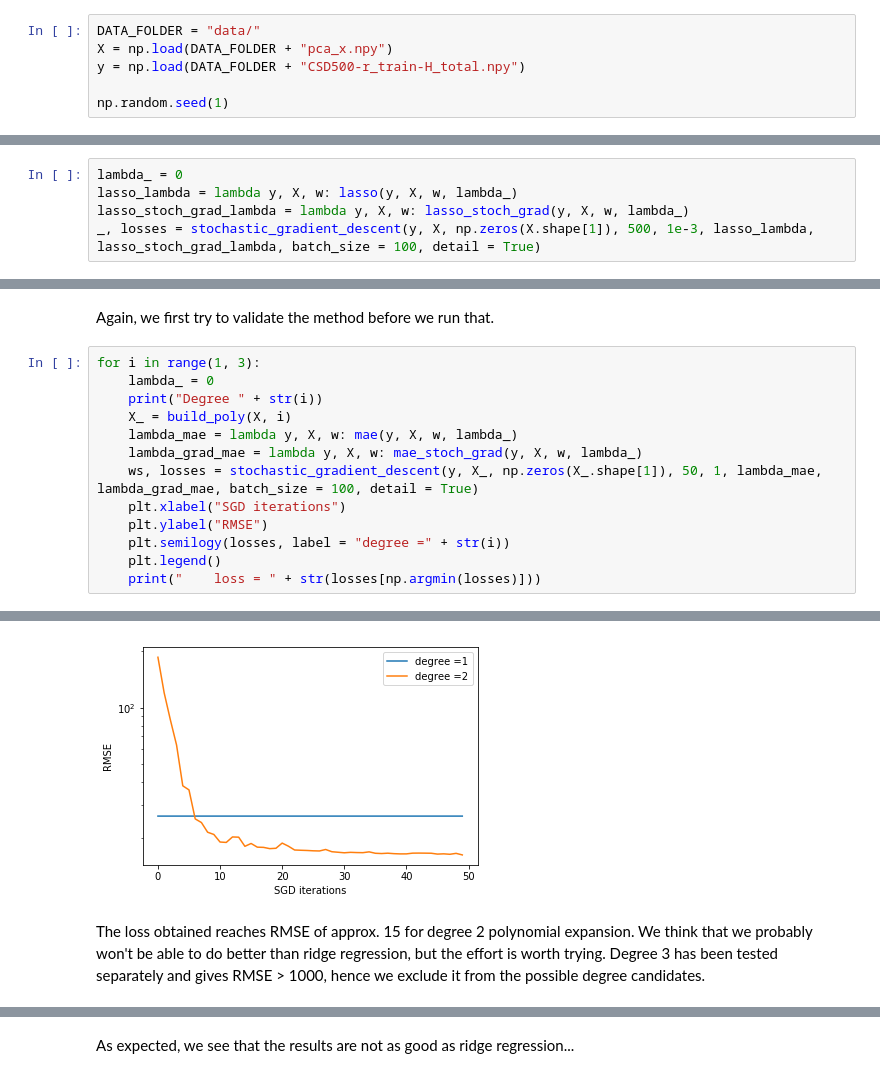
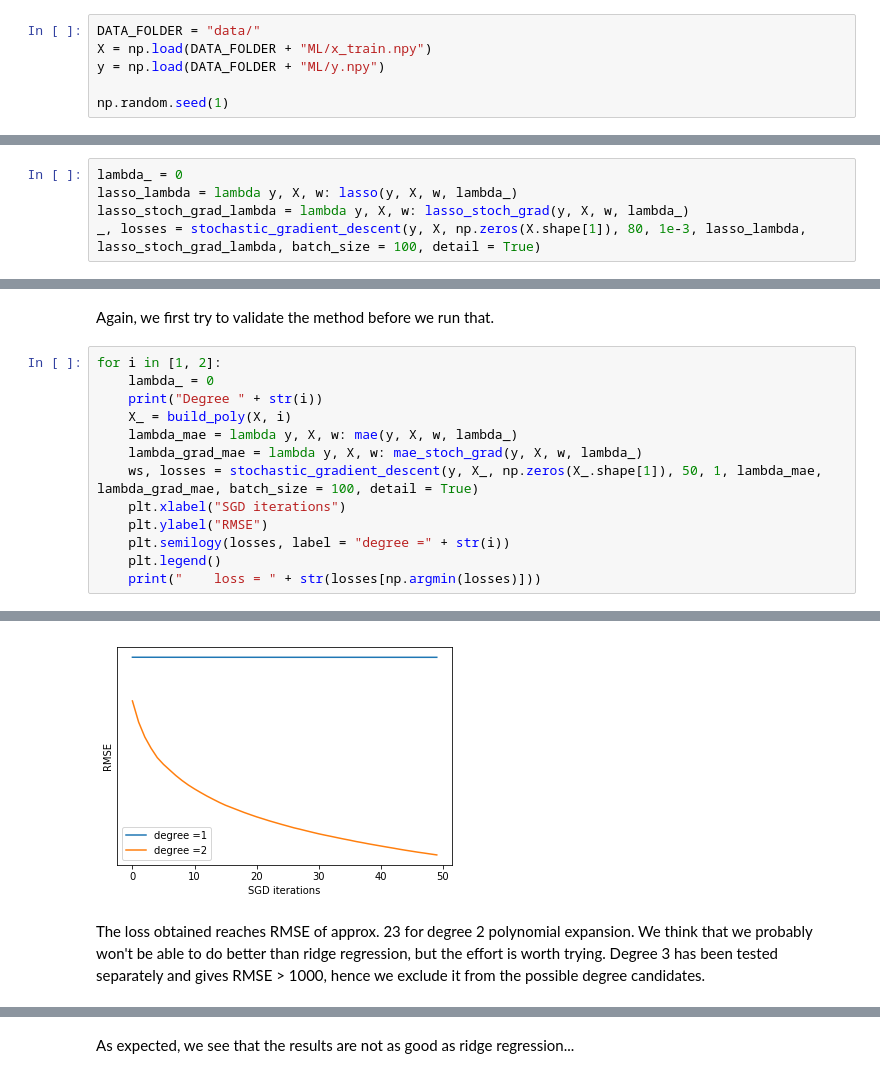
Before and after one commit to EtienneBonvin/cosmo_project, a Jupyter notebook: ML.ipynb, the cells around one changed output, grey strips where cells are left out. Drawn from its saved outputs; the diff is of its cells as text.

```diff
--- a/ML.ipynb
+++ b/ML.ipynb
@@ -11,8 +14,8 @@ import pandas as pd
 import matplotlib.pyplot as plt
 # %%
 DATA_FOLDER = "data/"
-X = np.load(DATA_FOLDER + "pca_x.npy")
-y = np.load(DATA_FOLDER + "CSD500-r_train-H_total.npy")
+X = np.load(DATA_FOLDER + "ML/x_train.npy")
+y = np.load(DATA_FOLDER + "ML/y.npy")
 
 np.random.seed(1)
 # %%
@@ -140,7 +152,7 @@ Before we run it, we try a `stochastic_gradient_descent` using a `lasso`, just t
 lambda_ = 0
 lasso_lambda = lambda y, X, w: lasso(y, X, w, lambda_)
 lasso_stoch_grad_lambda = lambda y, X, w: lasso_stoch_grad(y, X, w, lambda_)
-_, losses = stochastic_gradient_descent(y, X, np.zeros(X.shape[1]), 500, 1e-3, lasso_lambda, lasso_stoch_grad_lambda, batch_size = 100, detail = True)
+_, losses = stochastic_gradient_descent(y, X, np.zeros(X.shape[1]), 80, 1e-3, lasso_lambda, lasso_stoch_grad_lambda, batch_size = 100, detail = True)
 # %%
 plt.xlabel("SGD iterations")
 plt.ylabel("RMSE")
@@ -179,7 +195,7 @@ def run_mae_sgd():
 # %% [markdown]
 Again, we first try to validate the method before we run that.
 # %%
-for i in range(1, 3):
+for i in [1, 2]:
     lambda_ = 0
     print("Degree " + str(i))
     X_ = build_poly(X, i)
@@ -199,6 +215,6 @@ Degree 2
-[figure, old version]
+[figure, new version]
 # %% [markdown]
-The loss obtained reaches RMSE of approx. 15 for degree 2 polynomial expansion. We think that we probably won't be able to do better than ridge regression, but the effort is worth trying. Degree 3 has been tested separately and gives RMSE > 1000, hence we exclude it from the possible degree candidates.
+The loss obtained reaches RMSE of approx. 23 for degree 2 polynomial expansion. We think that we probably won't be able to do better than ridge regression, but the effort is worth trying. Degree 3 has been tested separately and gives RMSE > 1000, hence we exclude it from the possible degree candidates.
 # %%
 run_mae_sgd()
 # %% [output]
```
Also changed, not shown: parts of 21 cells of this notebook, 1 other file.
